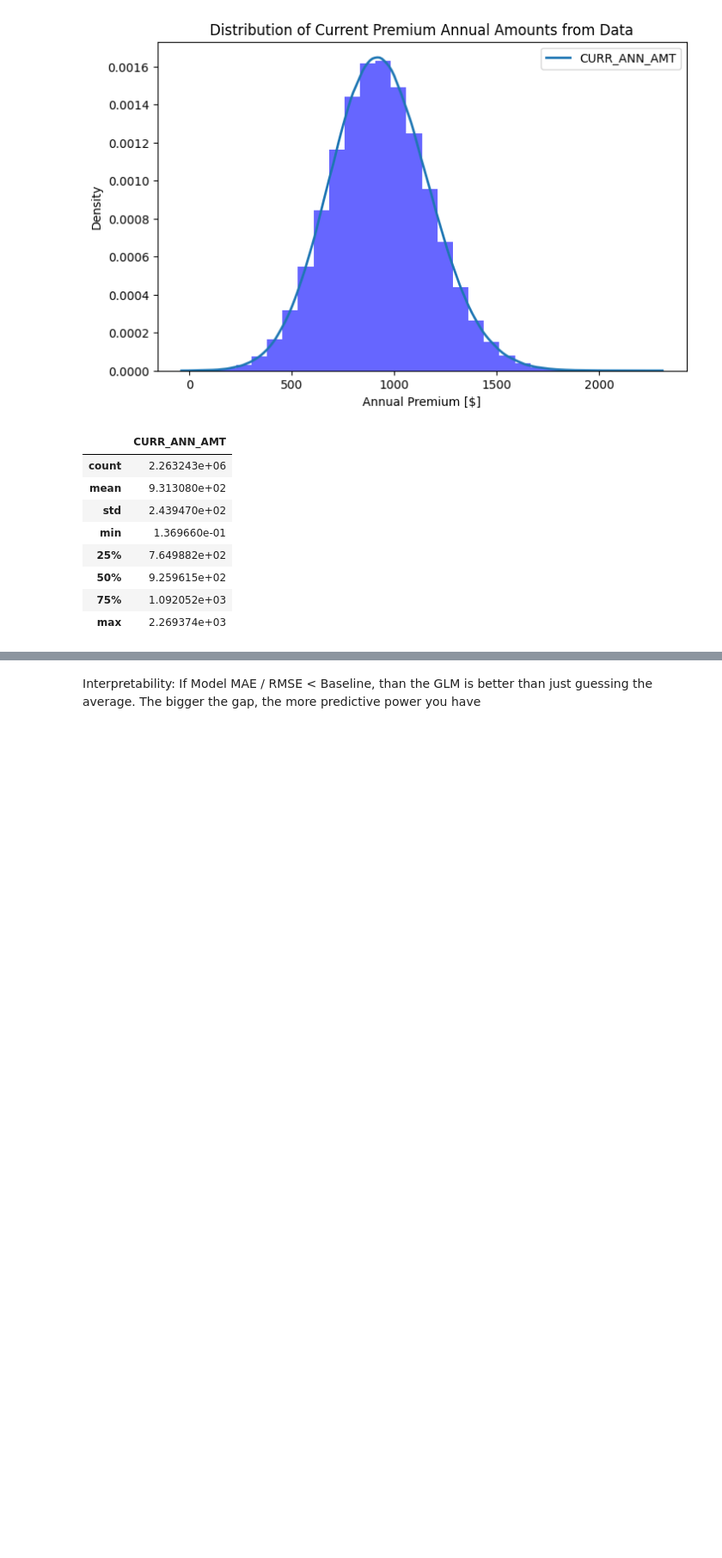
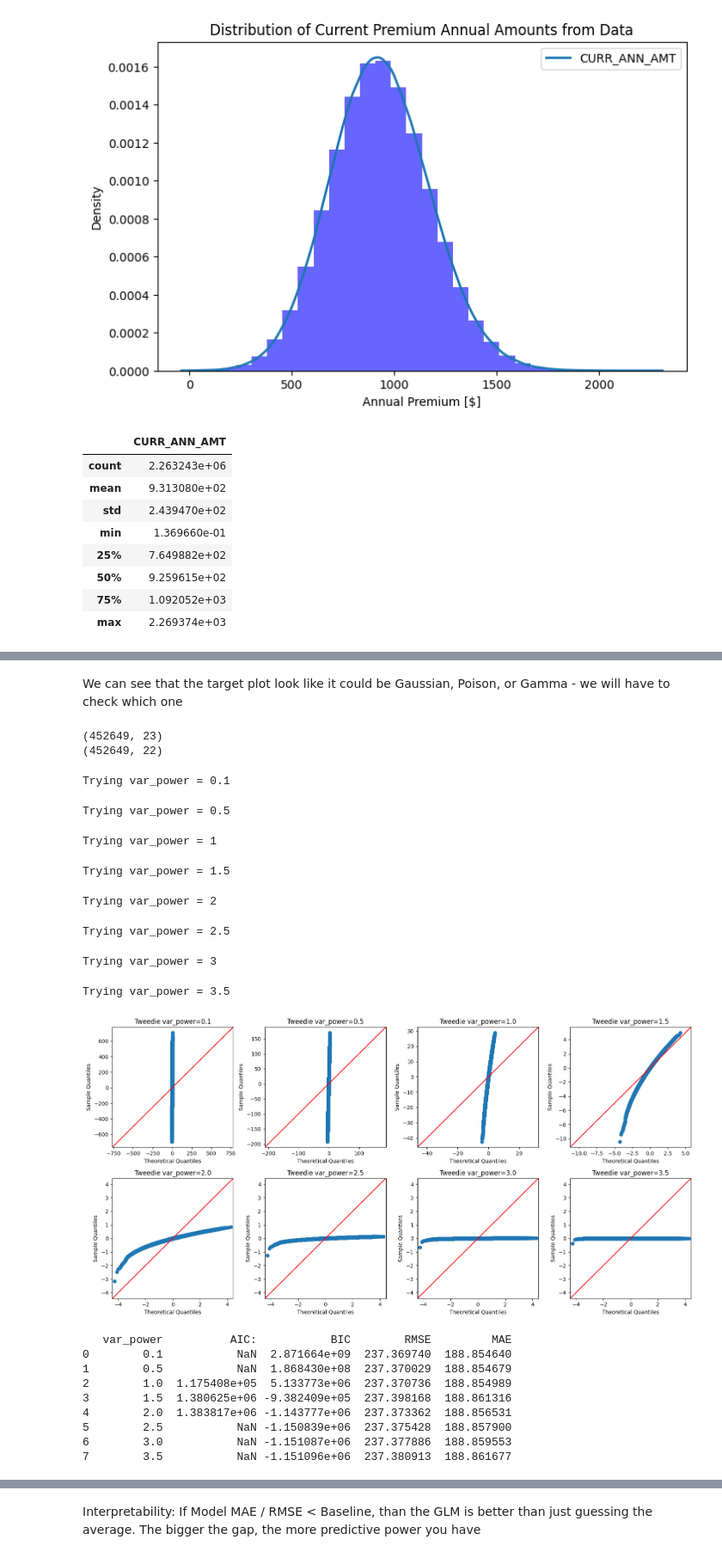
Before and after one commit to jackdecker2002/Auto_Insurance_Premium_Predictions_with_GLM, a Jupyter notebook: Python/StatisticalAnalysis.ipynb, the cells around one changed output, grey strips where cells are left out. Shown: that part at 86% size. Cells and saved outputs as stored; diff of their text form; code cells hidden in the pictures; blank space fills up the shorter version.

```diff
--- a/Python/StatisticalAnalysis.ipynb
+++ b/Python/StatisticalAnalysis.ipynb
@@ -96,0 +78,2 @@ LENGTH_OF_RESIDENCE_missing -4.925e-06   1.47e-07    -33.502      0.000   -5.21e
+# %% [markdown]
+We can see that the target plot look like it could be Gaussian, Poison, or Gamma - we will have to check which one
@@ -96,0 +84,72 @@ LENGTH_OF_RESIDENCE_missing -4.925e-06   1.47e-07    -33.502      0.000   -5.21e
+# %%
+# Visually confirm that we added a row
+print(X_test_sm.shape)
+print(X_test.shape)
+# %% [output]
+(452649, 23)
+(452649, 22)
+# %%
+# We will determine if our data mimics a Gaussian (p closer to 0), Poisson (p closer to 1), or Gamma (p closer to 2)
+from sklearn.metrics import mean_squared_error
+from sklearn.metrics import mean_absolute_error
+
+var_powers = [0.1,0.5,1,1.5,2,2.5,3,3.5]
+
+sample_size = 100_000                   # Let's only fit the first 100,000 data points to save computational expense
+X_sample = X_train_sm[:sample_size]
+y_sample = y_train[:sample_size]
+
+results = []
+
+fig, axes = plt.subplots(2,4,figsize=(16,8))
+axes = axes.flatten()
+
+for ax, vp in zip(axes, var_powers):
+    try:
+        print(f"Trying var_power = {vp}")
+        model = sm.GLM(
+            y_sample,
+            X_sample,
+            family = sm.families.Tweedie(var_power=vp) # Default link function for this is identity so we are all set with that already
+        ).fit()
+
+        y_pred = model.predict(X_test_sm)
+        MSE = mean_squared_error(y_test,y_pred)
+        RMSE = np.sqrt(MSE)
+        MAE = mean_absolute_error(y_test,y_pred)
+
+        results.append({'var_power':vp,'AIC:':model.aic,'BIC':model.bic,'RMSE':RMSE,'MAE':MAE})
+
+        sm.qqplot(model.resid_deviance,line='45',ax=ax)
+        ax.set_title(f"Tweedie var_power={vp:.1f}")
+
+
+
+    except Exception as e:
+        ax.text(0.5, 0.5, f"Error:\n{str(e)}", ha='center', va='center', wrap=True)
+        ax.set_title(f"var_power={vp:.1f} (Error)")
+
+plt.tight_layout()
+plt.show()
+
+results_df = pd.DataFrame(results)
+print(results_df)
+# %% [output]
+Trying var_power = 0.1
+Trying var_power = 0.5
+Trying var_power = 1
+Trying var_power = 1.5
+Trying var_power = 2
+Trying var_power = 2.5
+Trying var_power = 3
+Trying var_power = 3.5
+[figure, added]
+   var_power          AIC:           BIC        RMSE         MAE
+0        0.1           NaN  2.871664e+09  237.369740  188.854640
+1        0.5           NaN  1.868430e+08  237.370029  188.854679
+2        1.0  1.175408e+05  5.133773e+06  237.370736  188.854989
+3        1.5  1.380625e+06 -9.382409e+05  237.398168  188.861316
+4        2.0  1.383817e+06 -1.143777e+06  237.373362  188.856531
+5        2.5           NaN -1.150839e+06  237.375428  188.857900
+6        3.0           NaN -1.151087e+06  237.377886  188.859553
+7        3.5           NaN -1.151096e+06  237.380913  188.861677
```
Also changed, not shown: parts of 34 cells of this notebook.
